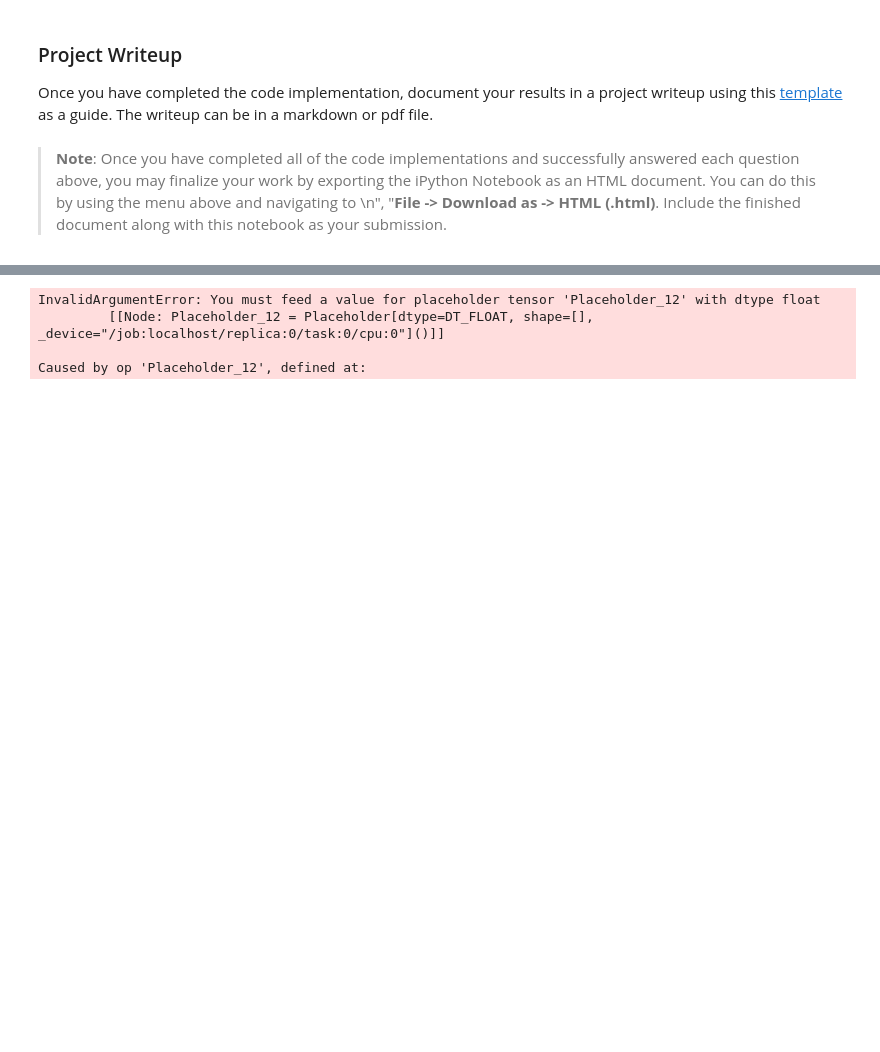
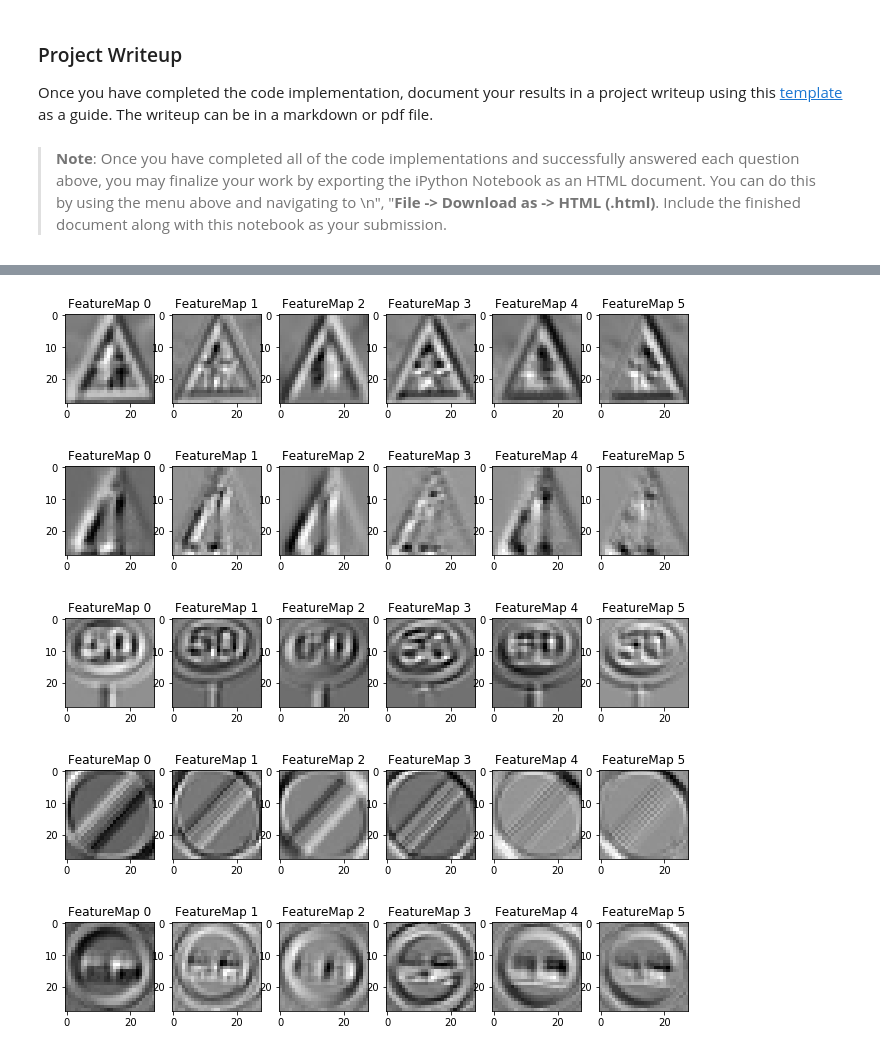
Before and after one commit to vburca/SDC-ND, a Jupyter notebook: projects/p2-traffic_sign_classifier/Traffic_Sign_Classifier.ipynb, the cells around one changed output, grey strips where cells are left out. Drawn from its saved outputs; the diff is of its cells as text; code cells hidden in the pictures; blank space fills up the shorter version.

```diff
--- a/projects/p2-traffic_sign_classifier/Traffic_Sign_Classifier.ipynb
+++ b/projects/p2-traffic_sign_classifier/Traffic_Sign_Classifier.ipynb
@@ -721,37 +721,40 @@ For an example of what feature map outputs look like, check out NVIDIA's results
 # tf_activation: should be a tf variable name used during your training procedure that represents the calculated state of a specific weight layer
 # activation_min/max: can be used to view the activation contrast in more detail, by default matplot sets min and max to the actual min and max values of the output
 # plt_num: used to plot out multiple different weight feature map sets on the same block, just extend the plt number for each new feature map entry
 
 def outputFeatureMap(image_input, tf_activation, activation_min=-1, activation_max=-1 ,plt_num=1):
     # Here make sure to preprocess your image_input in a way your network expects
     # with size, normalization, ect if needed
     # image_input =
     # Note: x should be the same name as your network's tensorflow data placeholder variable
     # If you get an error tf_activation is not defined it may be having trouble accessing the variable from inside a function
     activation = tf_activation.eval(session=tf.get_default_session(),feed_dict={x: image_input, keep_prob: 1.0})
     featuremaps = activation.shape[3]
     plt.figure(plt_num, figsize=(15,15))
     for featuremap in range(featuremaps):
         plt.subplot(6,8, featuremap+1) # sets the number of feature maps to show on each row and column
         plt.title('FeatureMap ' + str(featuremap)) # displays the feature map number
         if activation_min != -1 & activation_max != -1:
             plt.imshow(activation[0,:,:, featuremap], interpolation="nearest", vmin=activation_min, vmax=activation_max, cmap="gray")
         elif activation_max != -1:
             plt.imshow(activation[0,:,:, featuremap], interpolation="nearest", vmax=activation_max, cmap="gray")
         elif activation_min !=-1:
             plt.imshow(activation[0,:,:, featuremap], interpolation="nearest", vmin=activation_min, cmap="gray")
         else:
             plt.imshow(activation[0,:,:, featuremap], interpolation="nearest", cmap="gray")
 
 
 with tf.Session() as sess:
     saver.restore(sess, tf.train.latest_checkpoint('.'))
 
-    convLayer2_tensor = sess.graph.get_tensor_by_name('conv2:0')
-    outputFeatureMap(np.array([pp_my_images[0]]), convLayer2_tensor)
-    plt.show()
+    convLayer1_tensor = sess.graph.get_tensor_by_name('conv1:0')
+
+    for i in range(len(pp_my_images)):
+        outputFeatureMap(np.array([pp_my_images[i]]), convLayer1_tensor)
+        plt.show()
 # %% [output]
-InvalidArgumentError: You must feed a value for placeholder tensor 'Placeholder_12' with dtype float
-         [[Node: Placeholder_12 = Placeholder[dtype=DT_FLOAT, shape=[], _device="/job:localhost/replica:0/task:0/cpu:0"]()]]
-
-Caused by op 'Placeholder_12', defined at:
+[figure, added]
+[figure, added]
+[figure, added]
+[figure, added]
+[figure, added]
```
Also changed, not shown: parts of 8 cells of this notebook, 9 other files.
